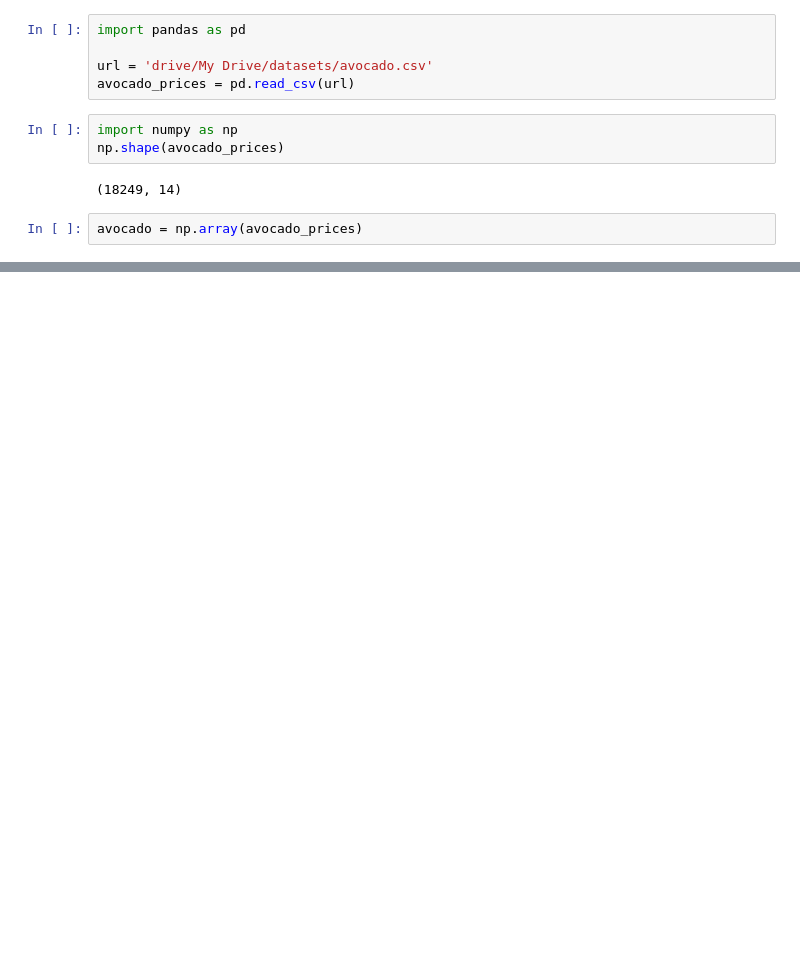
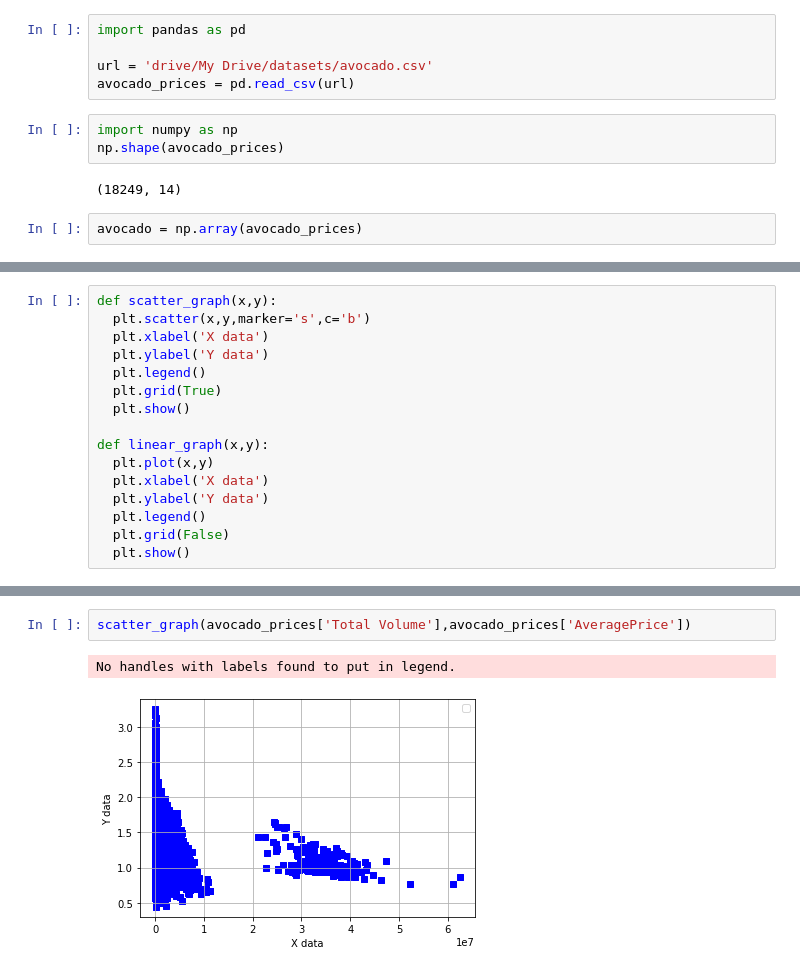
Before and after one commit to Jo-chana/CoLab_ML_codes, a Jupyter notebook: Avocado.ipynb, the cells around one changed output, grey strips where cells are left out. Cells and saved outputs as stored; diff of their text form; blank space fills up the shorter version.

```diff
--- a/Avocado.ipynb
+++ b/Avocado.ipynb
@@ -34,0 +61,16 @@ avocado_type = avocado[:,11:12]
+# %%
+def scatter_graph(x,y):
+  plt.scatter(x,y,marker='s',c='b')
+  plt.xlabel('X data')
+  plt.ylabel('Y data')
+  plt.legend()
+  plt.grid(True)
+  plt.show()
+
+def linear_graph(x,y):
+  plt.plot(x,y)
+  plt.xlabel('X data')
+  plt.ylabel('Y data')
+  plt.legend()
+  plt.grid(False)
+  plt.show()
@@ -35,3 +102,8 @@ avocado_type = avocado[:,11:12]
+# %%
+scatter_graph(avocado_prices['Total Volume'],avocado_prices['AveragePrice'])
+# %% [output]
+No handles with labels found to put in legend.
+[figure, added]
 # %%
 from keras import models
 from keras import layers
```
Also changed, not shown: parts of 8 cells of this notebook.
